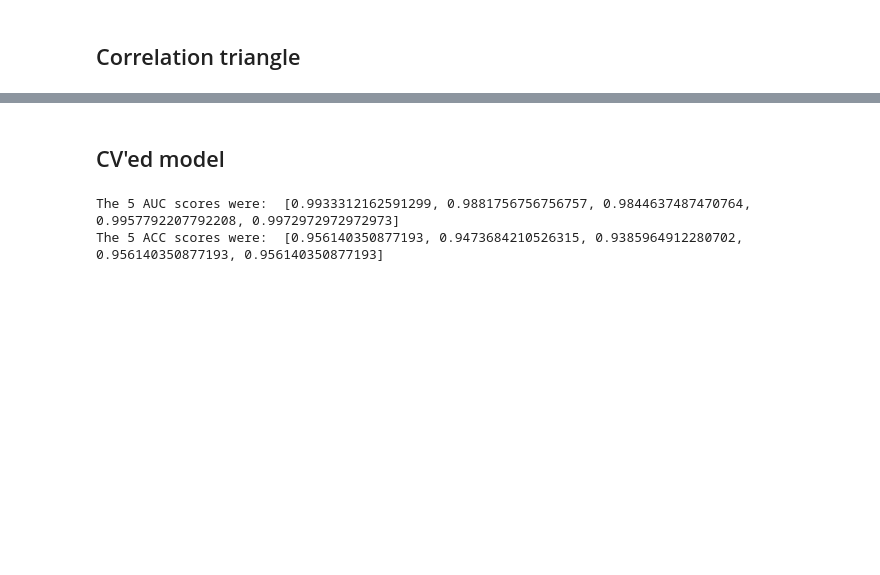
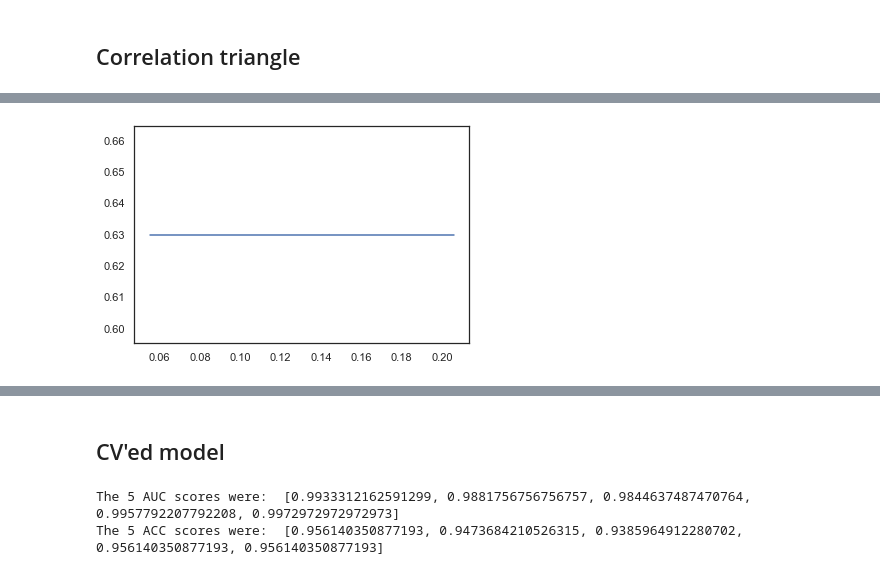
Before and after one commit to scottclay/MLLytics, a Jupyter notebook: examples/binary_classification_example.ipynb, the cells around one changed output, grey strips where cells are left out. Saved outputs shown, nothing was run; the diff lists cells and outputs as text; code cells hidden in the pictures; blank space fills up the shorter version.

```diff
--- a/examples/binary_classification_example.ipynb
+++ b/examples/binary_classification_example.ipynb
@@ -175,0 +180,25 @@ plot_cluster_corr(df.corr())
+# %%
+def pdp(df, feature, model, type='continuous'):
+
+
+
+    min_val = df[feature].min()
+    max_val = df[feature].max()
+
+    values = np.arange(min_val, max_val, (max_val - min_val)* 0.01)
+
+    li = []
+    va = []
+
+    for i in values:
+        _df = df.copy()
+        _df[feature].values[:] = i
+
+        output = model.predict(_df)
+
+        avg_output = output.mean()
+
+        li.append(avg_output)
+        va.append(i)
+
+    return plt.plot(va, li)
@@ -175,0 +228,4 @@ plot_cluster_corr(df.corr())
+# %%
+lot = pdp(X_train, 'worst fractal dimension', lr)
+# %% [output]
+[figure, added]
```
Also changed, not shown: parts of 13 cells of this notebook, 1 other file.
